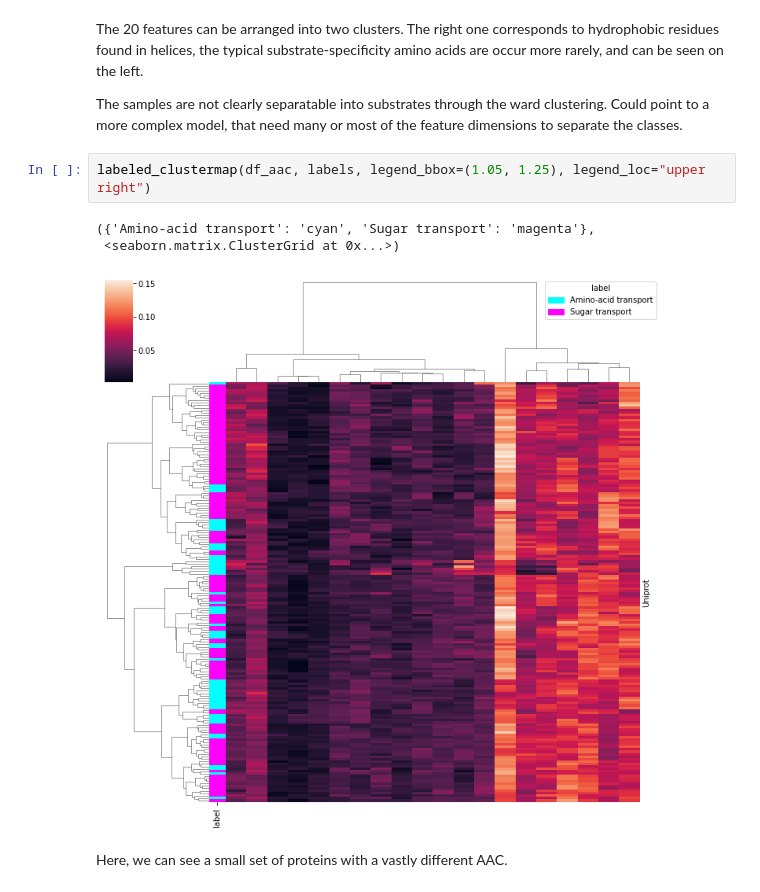
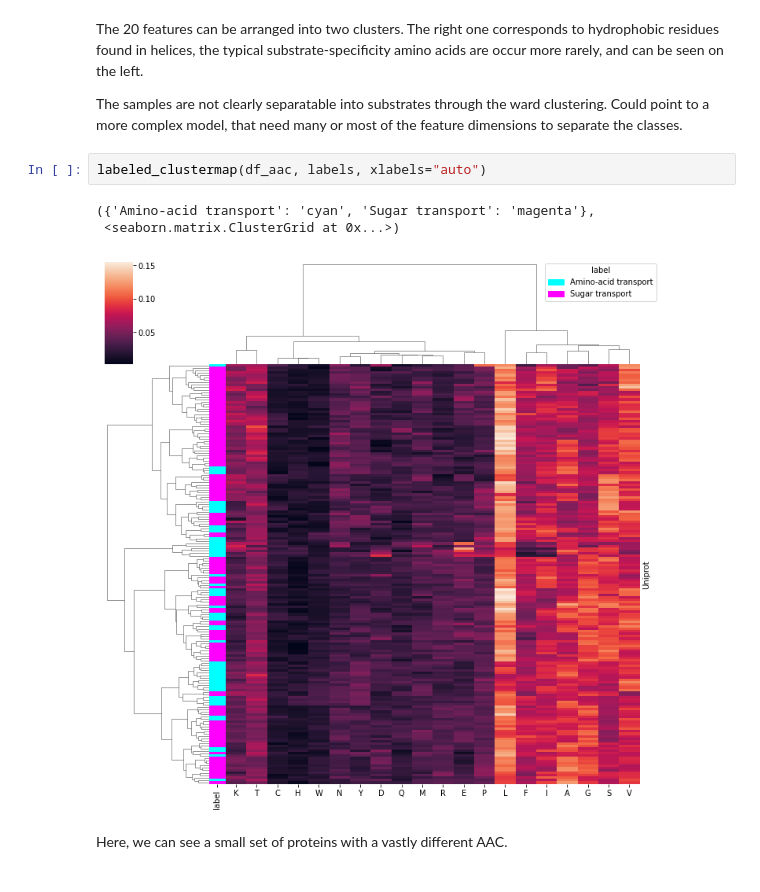
Before and after one commit to adenger/subpred3, a Jupyter notebook: notebooks/athaliana_01_outliers.ipynb, the cells around one changed output. Saved outputs shown, nothing was run; the diff lists cells and outputs as text.

```diff
--- a/notebooks/athaliana_01_outliers.ipynb
+++ b/notebooks/athaliana_01_outliers.ipynb
@@ -176,12 +176,12 @@ df_paac = calculate_paac(sequences=df.sequence)
 The 20 features can be arranged into two clusters. The right one corresponds to hydrophobic residues found in helices, the typical substrate-specificity amino acids are occur more rarely, and can be seen on the left.
 
 The samples are not clearly separatable into substrates through the ward clustering. Could point to a more complex model, that need many or most of the feature dimensions to separate the classes.
-# %%
-labeled_clustermap(df_aac, labels, legend_bbox=(1.05, 1.25), legend_loc="upper right")
-# %% [output]
-({'Amino-acid transport': 'cyan', 'Sugar transport': 'magenta'},
- <seaborn.matrix.ClusterGrid at 0x...>)
-[figure, removed]
+# %%
+labeled_clustermap(df_aac, labels, xlabels="auto")
+# %% [output]
+({'Amino-acid transport': 'cyan', 'Sugar transport': 'magenta'},
+ <seaborn.matrix.ClusterGrid at 0x...>)
+[figure, added]
 # %% [markdown]
 Here, we can see a small set of proteins with a vastly different AAC.
 # %%
```
Also changed, not shown: parts of 10 cells of this notebook.
